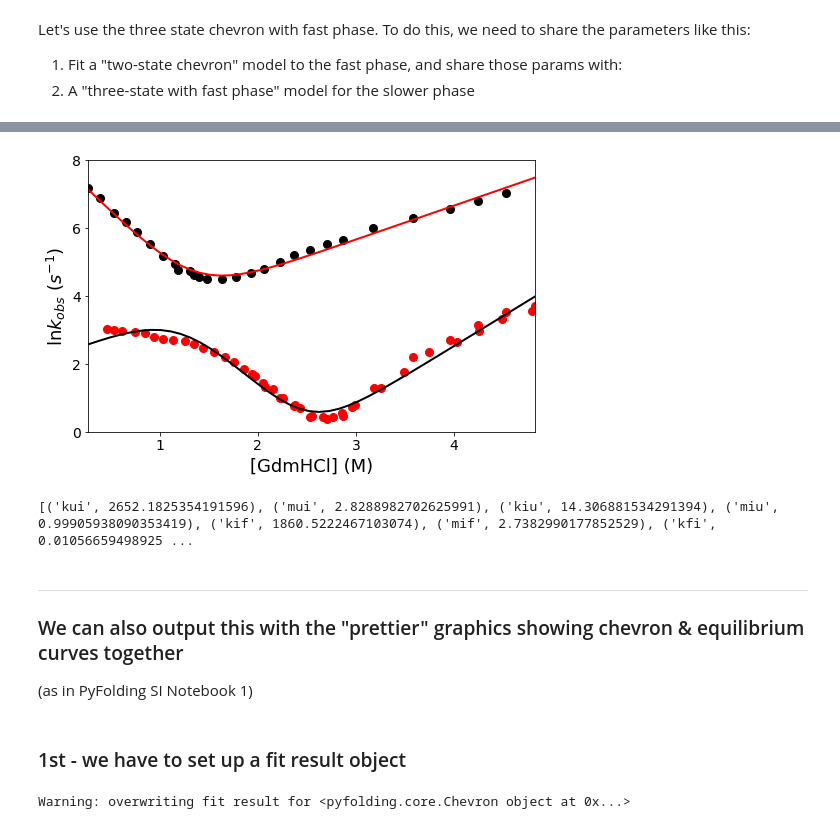
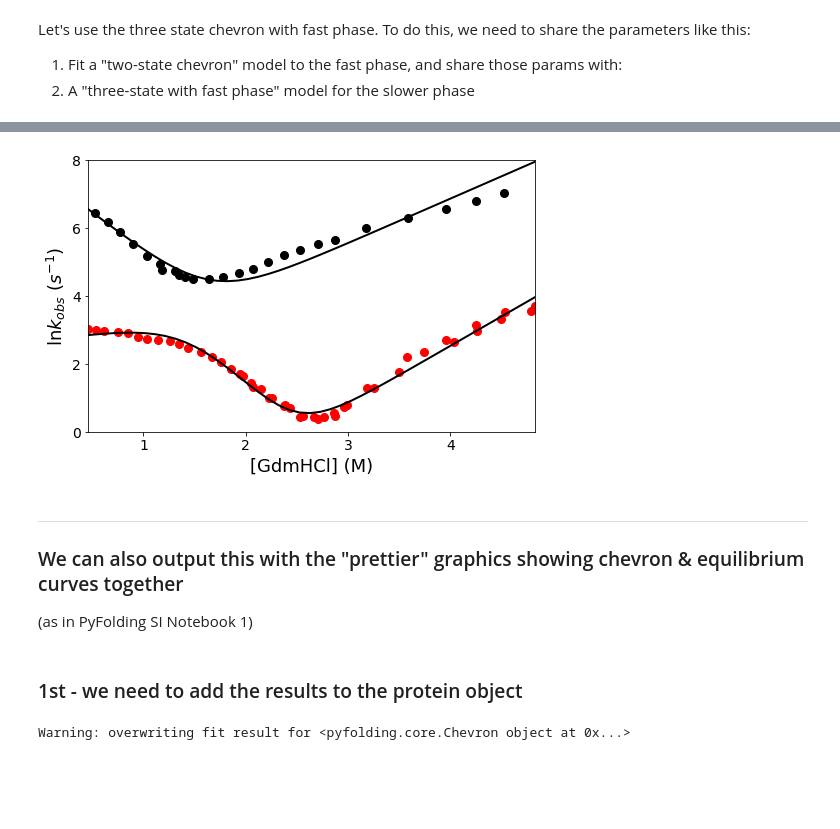
Before and after one commit to quantumjot/PyFolding, a Jupyter notebook: notebooks/SI4_LinkedEquations.ipynb, the cells around one changed output, grey strips where cells are left out. Drawn from its saved outputs; the diff is of its cells as text; code cells hidden in the pictures; blank space fills up the shorter version.

```diff
--- a/notebooks/SI4_LinkedEquations.ipynb
+++ b/notebooks/SI4_LinkedEquations.ipynb
@@ -118,0 +177,9 @@ $$\begin{equation} \
+# %%
+# start by setting up a GlobalFit object
+global_fit = pyfolding.GlobalFit()
+global_fit.fit_funcs = (models.ThreeStateFastPhaseChevron, FastPhase)
+global_fit.x = (k1_x, k2_x) # remember that k1 defines the slower chevron rates & k2 defines are faster chevron rates
+global_fit.y = (k1_y, k2_y)
+global_fit.ID = ['slow_phase','fast_phase']
+global_fit.shared = ['kui', 'mui', 'kiu', 'miu']
+global_fit.initialise()
@@ -118,0 +191,8 @@ $$\begin{equation} \
+# %%
+# set some reasonable starting parameters for the fit
+p0 = np.array([1.7, 0.01, 1860., 2.7, 2652.0, 2.8, 14., 1.])
+bounds = ((-5.,0.,0.,-5.,0.,-5.,0.,-5), (5.,1e4,1e4,5.,1e4,4.,1e4,5.))
+
+# run the fit and get the results
+_,_ = global_fit.fit(p0=p0, bounds=bounds)
+results = global_fit.results
@@ -118,0 +201,3 @@ $$\begin{equation} \
+# %%
+for r in results:
+    r.display()
@@ -119,57 +222,24 @@ $$\begin{equation} \
 # %%
-# start by setting up a GlobalFit object
-global_fit = pyfolding.GlobalFit()
-global_fit.fit_funcs = (models.TwoStateChevron, models.ThreeStateFastPhaseChevron)
-
-# set some reasonable starting parameters for the fit
-p0 = np.array([2000., 2.3, 20., 1.3, 100., 1., 0.3, 1.7])
-
-# remember that k1 defines the slower chevron rates & k2 defines are faster chevron rates
-global_fit.x = (k2_x, k1_x)
-
-x = np.append(k2_x, k1_x)
-y = np.append(k2_y, k1_y)
-
-# import a fit function
-from scipy.optimize import curve_fit
-
-# fit the curve
-out = curve_fit(global_fit, x, y, p0=p0, maxfev=20000)
-cov = out[1]
-
-# now use the FitModel to evaluate the final parameters
-fit_x = np.linspace(0., 10., 100)
-f = models.ThreeStateFastPhaseChevron()
-fit_y = f(fit_x, *list(out[0]))
-components = f.components(fit_x, *list(out[0]))
-
 # now that we've fitted the data, plot a figure
 plt.figure(figsize=(8,5))
 plt.plot(k1_x, k1_y, 'ro', markersize=8)
 plt.plot(k2_x, k2_y, 'ko', markersize=8)
-plt.plot(fit_x, fit_y, 'k-', linewidth=2)
 
-for c in components:
-    plt.plot(fit_x, np.log(components[c]), 'r-', linewidth=2)
-#plt.ylim([0, 8])
-plt.xlim([min(x), max(x)])
+# plot each of the chevrons...
+for r in results:
+    plt.plot(r.x_fit, r.y_fit, 'k-', linewidth=2)
+
+plt.xlim([min(k1_x), max(k1_x)])
 plt.rc('xtick', labelsize=18)    # fontsize of the x tick labels
 plt.rc('ytick', labelsize=18)    # fontsize of the y tick labels
 plt.grid(False)
 plt.xlabel('[GdmHCl] (M)', fontsize=18)
 plt.ylabel(r'$\ln k_{obs}$ $(s^{-1})$', fontsize=18)
 plt.ylim([0, 8])
 plt.show()
 # %% [output]
-[figure, old version]
+[figure, new version]
-# %%
-# print out the fit values
-print zip(f.fit_func_args, out[0])
-# %% [output]
-[('kui', 2652.1825354191596), ('mui', 2.8288982702625991), ('kiu', 14.306881534291394), ('miu', 0.99905938090353419), ('kif', 1860.5222467103074), ('mif', 2.7382990177852529), ('kfi', 0.01056659498925 ...
 # %% [markdown]
 ---
 ### We can also output this with the  "prettier" graphics showing chevron & equilibrium curves together
 (as in PyFolding SI Notebook 1)
-# %% [markdown]
-### 1st  - we have to set up a fit result object
@@ -185 +246,3 @@ fit.covar = cov
+# %% [markdown]
+### 1st  - we need to add the results to the protein object
 # %%
```
Also changed, not shown: parts of 14 cells of this notebook.
